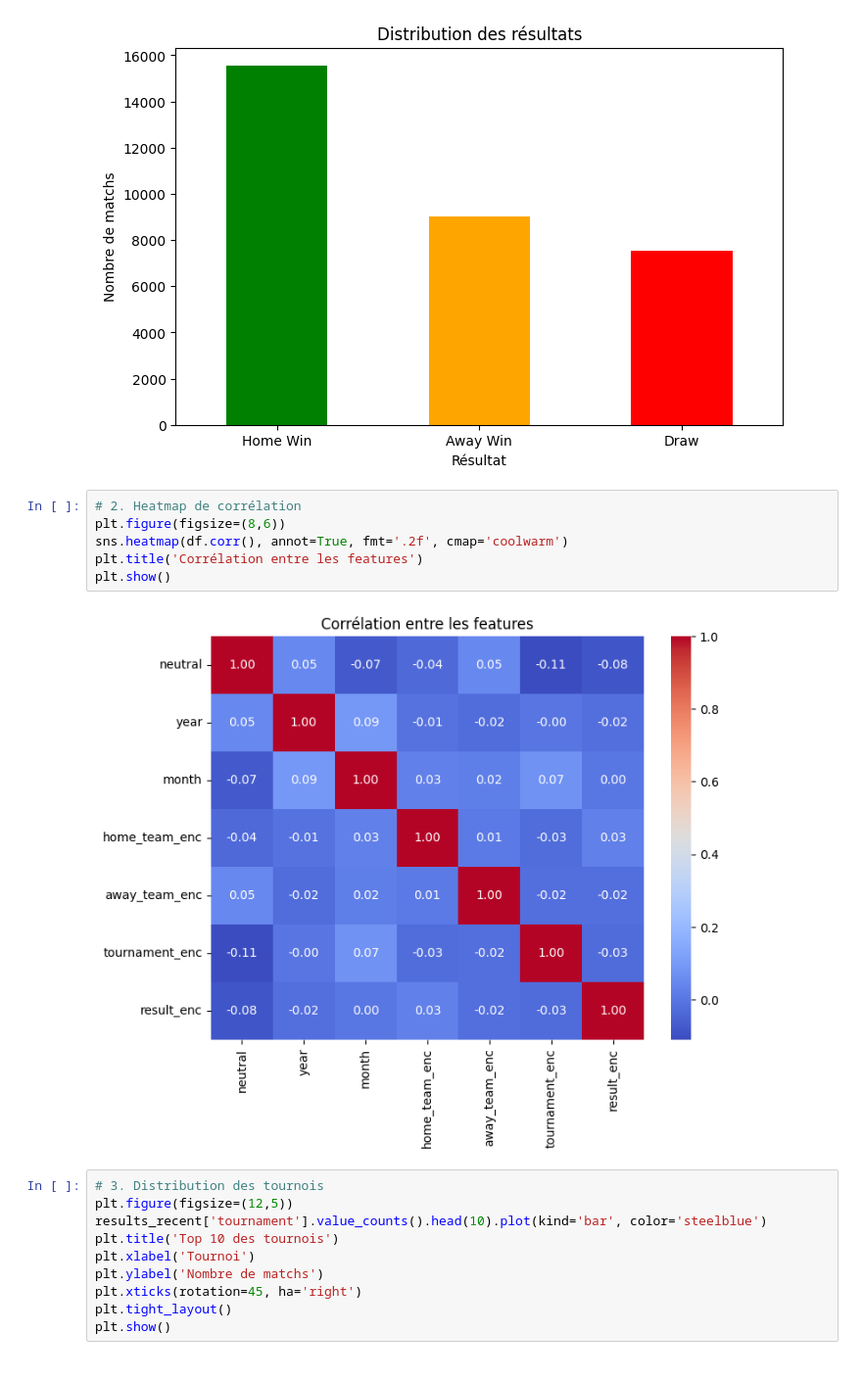
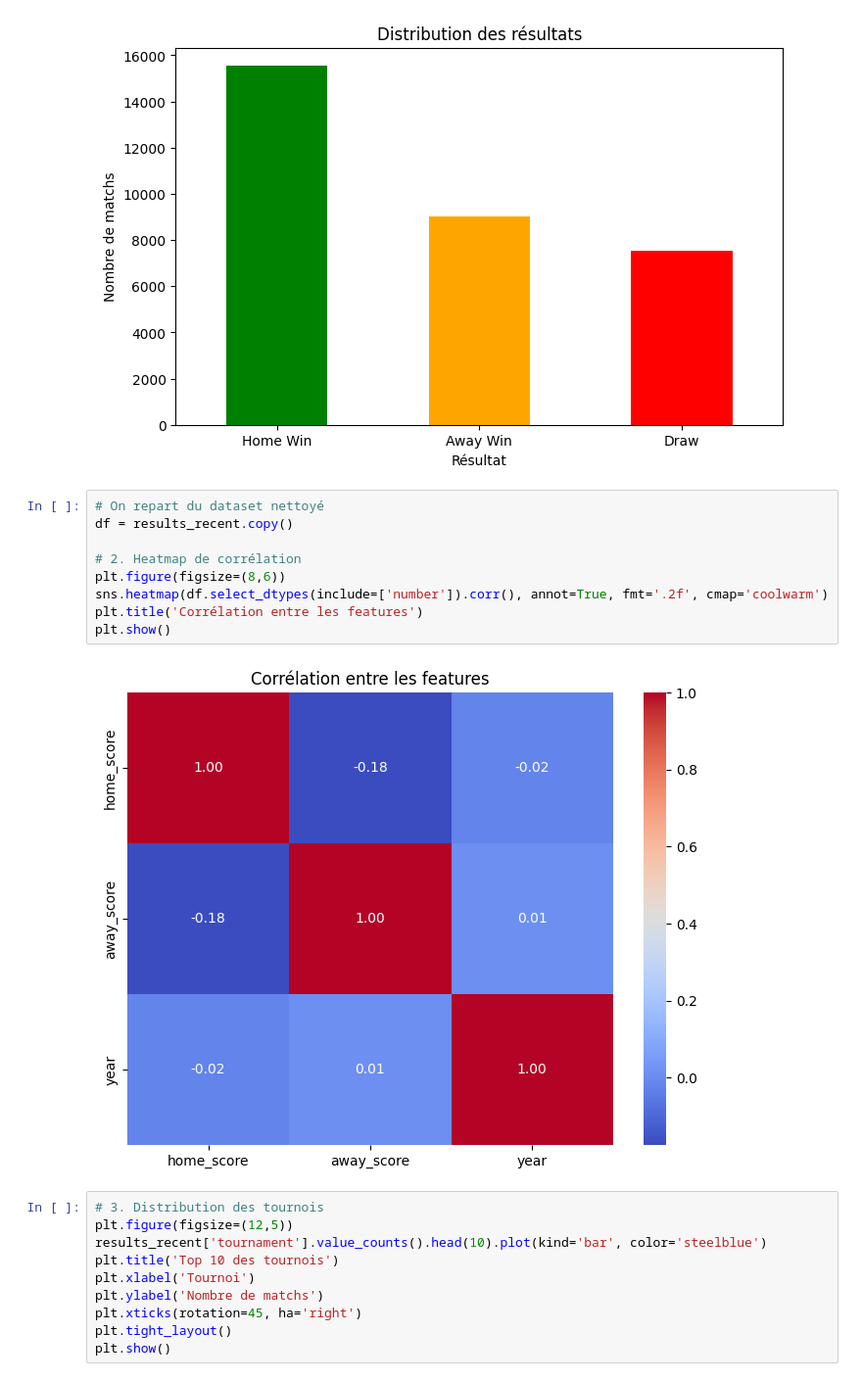
Before and after one commit to Maxoudr/ml-poc-project, a Jupyter notebook: notebooks/data_exploration.ipynb, the cells around one changed output. Shown at 98% size. Saved outputs shown, nothing was run; the diff lists cells and outputs as text.

```diff
--- a/notebooks/data_exploration.ipynb
+++ b/notebooks/data_exploration.ipynb
@@ -185,13 +185,16 @@ plt.show()
 # %% [output]
 [figure]
 # %%
+# On repart du dataset nettoyé
+df = results_recent.copy()
+
 # 2. Heatmap de corrélation
 plt.figure(figsize=(8,6))
-sns.heatmap(df.corr(), annot=True, fmt='.2f', cmap='coolwarm')
+sns.heatmap(df.select_dtypes(include=['number']).corr(), annot=True, fmt='.2f', cmap='coolwarm')
 plt.title('Corrélation entre les features')
 plt.show()
 # %% [output]
-[figure, old version]
+[figure, new version]
 # %%
 # 3. Distribution des tournois
 plt.figure(figsize=(12,5))
```
Also changed, not shown: parts of 8 cells of this notebook.
